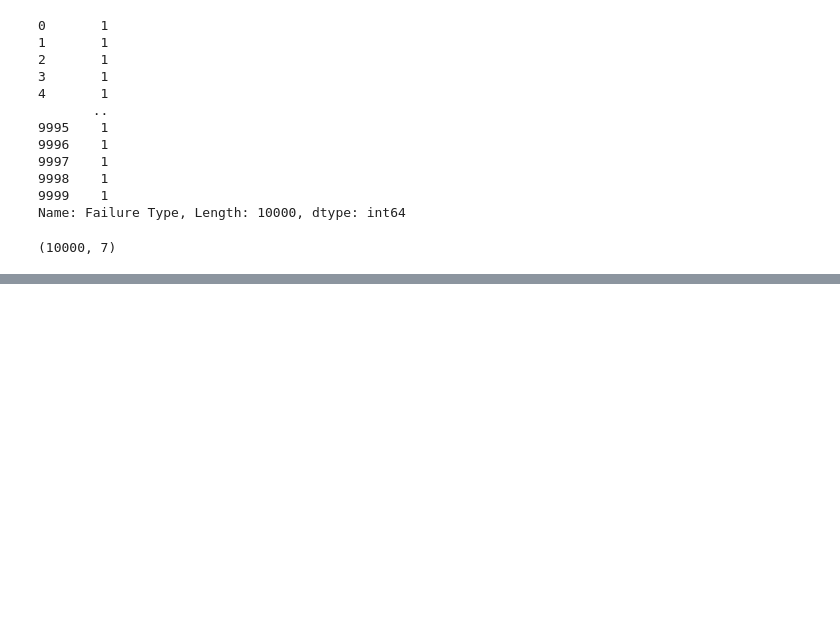
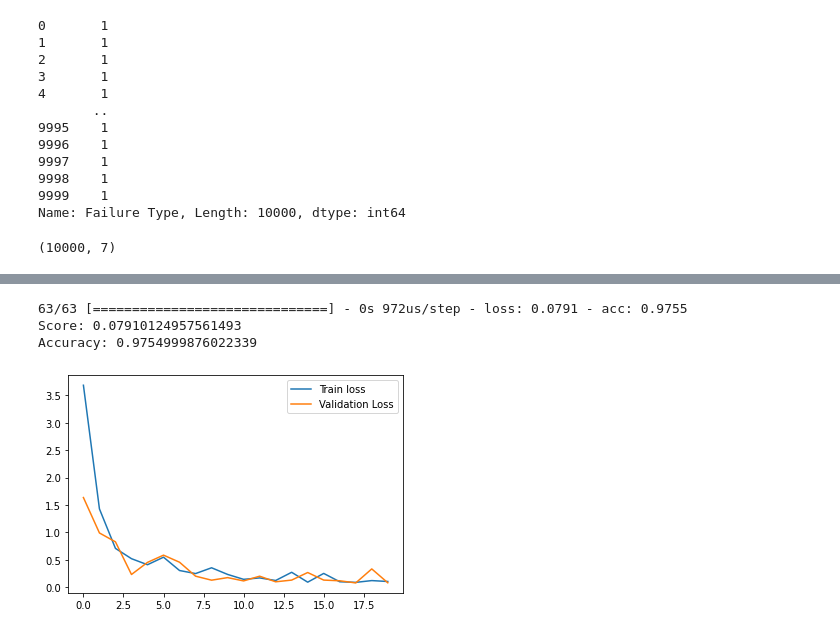
Before and after one commit to shevank/mantenimiento_preventivo, a Jupyter notebook: Mantenimiento_preventivo.ipynb, the cells around one changed output, grey strips where cells are left out. Saved outputs shown, nothing was run; the diff lists cells and outputs as text; code cells hidden in the pictures; blank space fills up the shorter version.

```diff
--- a/Mantenimiento_preventivo.ipynb
+++ b/Mantenimiento_preventivo.ipynb
@@ -216,7 +216,7 @@ import tensorflow as tf
 # %%
 # Armado de nuestra red neuronal
 model = tf.keras.models.Sequential() # Modelo secuencial
-model.add(tf.keras.layers.Flatten(input_shape=7)) #
+model.add(tf.keras.layers.Flatten(input_shape=[7])) #
 model.add(tf.keras.layers.Dense(300, activation='relu')) # Primera capa oculta, salida 300
 model.add(tf.keras.layers.Dense(100, activation='relu')) # Segunda capa oculta, salida 100
 model.add(tf.keras.layers.Dense(7, activation='softmax')) # Capa de salida, salida 10 (número de clases)
@@ -224,0 +223,3 @@ TypeError: ignored
+# %%
+# Paso 2: compilar
+model.compile(loss = 'categorical_crossentropy', optimizer = 'adam', metrics = ['acc']) # Se utiliza categorical cross entropy ya que es para determinar las distintas clases. En este caso s
@@ -224,0 +246,5 @@ TypeError: ignored
+# %%
+# Paso 3: ajustar nuestro modelo
+history = model.fit(X_train, y_train,
+                    validation_data = (X_test, y_test),
+                    epochs=20)
@@ -224,0 +269,16 @@ TypeError: ignored
+# %%
+score, acc = model.evaluate(X_test, y_test
+                            )
+print("Score:", score) # Función de pérdida
+print("Accuracy:", acc)
+# %% [output]
+63/63 [==============================] - 0s 972us/step - loss: 0.0791 - acc: 0.9755
+Score: 0.07910124957561493
+Accuracy: 0.9754999876022339
+# %%
+# Visualizar la perdida
+plt.plot(history.history['loss'], label='Train loss')
+plt.plot(history.history['val_loss'], label='Validation Loss')
+plt.legend();
+# %% [output]
+[figure, added]
```
Also changed, not shown: parts of 3 cells of this notebook.
